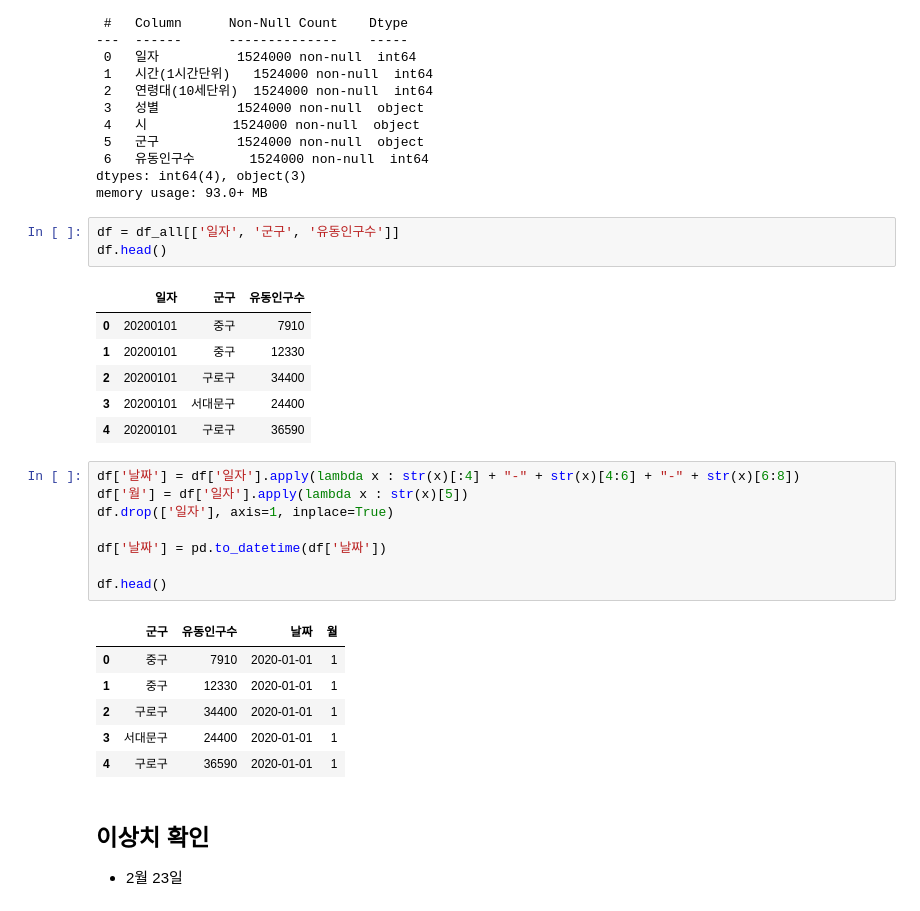
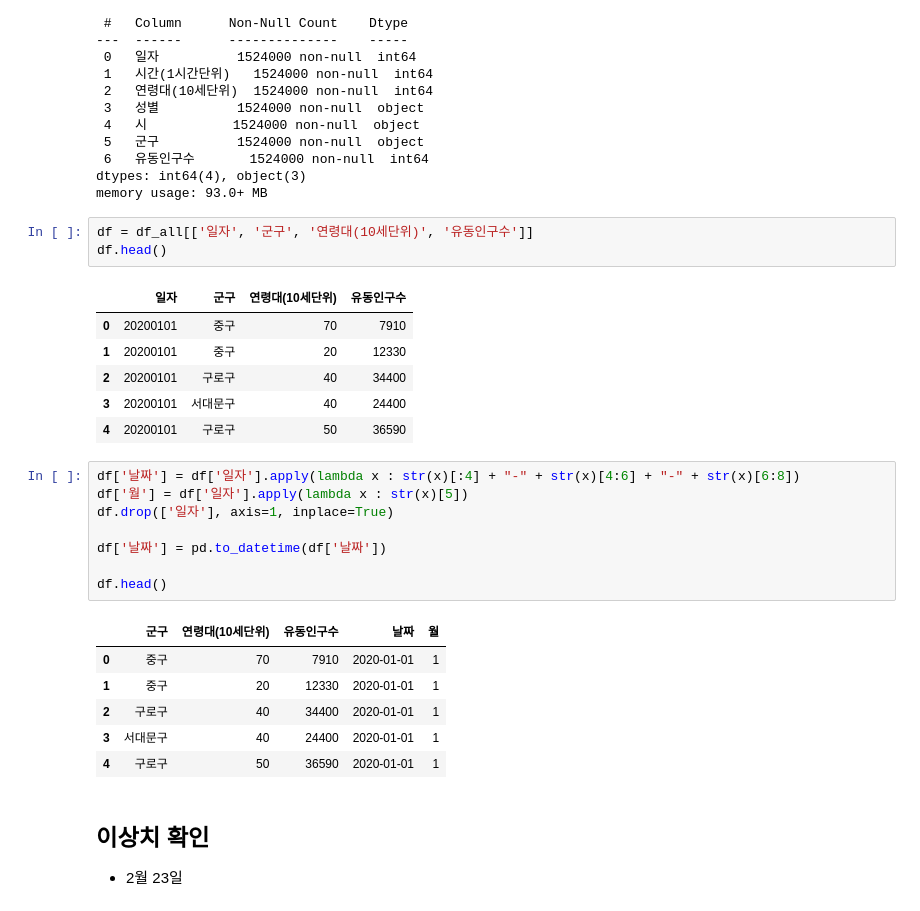
Before and after one commit to Lagom92/covid_visualize, a Jupyter notebook: note/floating_intro.ipynb, the cells around one changed output. Cells and saved outputs as stored; diff of their text form.

```diff
--- a/note/floating_intro.ipynb
+++ b/note/floating_intro.ipynb
@@ -61,15 +62,15 @@ Data columns (total 7 columns):
 dtypes: int64(4), object(3)
 memory usage: 93.0+ MB
 # %%
-df = df_all[['일자', '군구', '유동인구수']]
+df = df_all[['일자', '군구', '연령대(10세단위)', '유동인구수']]
 df.head()
 # %% [output]
-|  | 일자 | 군구 | 유동인구수 |
-| 0 | 20200101 | 중구 | 7910 |
-| 1 | 20200101 | 중구 | 12330 |
-| 2 | 20200101 | 구로구 | 34400 |
-| 3 | 20200101 | 서대문구 | 24400 |
-| 4 | 20200101 | 구로구 | 36590 |
+|  | 일자 | 군구 | 연령대(10세단위) | 유동인구수 |
+| 0 | 20200101 | 중구 | 70 | 7910 |
+| 1 | 20200101 | 중구 | 20 | 12330 |
+| 2 | 20200101 | 구로구 | 40 | 34400 |
+| 3 | 20200101 | 서대문구 | 40 | 24400 |
+| 4 | 20200101 | 구로구 | 50 | 36590 |
 # %%
 df['날짜'] = df['일자'].apply(lambda x : str(x)[:4] + "-" + str(x)[4:6] + "-" + str(x)[6:8])
 df['월'] = df['일자'].apply(lambda x : str(x)[5])
@@ -79,12 +80,12 @@ df['날짜'] = pd.to_datetime(df['날짜'])
 
 df.head()
 # %% [output]
-|  | 군구 | 유동인구수 | 날짜 | 월 |
-| 0 | 중구 | 7910 | 2020-01-01 | 1 |
-| 1 | 중구 | 12330 | 2020-01-01 | 1 |
-| 2 | 구로구 | 34400 | 2020-01-01 | 1 |
-| 3 | 서대문구 | 24400 | 2020-01-01 | 1 |
-| 4 | 구로구 | 36590 | 2020-01-01 | 1 |
+|  | 군구 | 연령대(10세단위) | 유동인구수 | 날짜 | 월 |
+| 0 | 중구 | 70 | 7910 | 2020-01-01 | 1 |
+| 1 | 중구 | 20 | 12330 | 2020-01-01 | 1 |
+| 2 | 구로구 | 40 | 34400 | 2020-01-01 | 1 |
+| 3 | 서대문구 | 40 | 24400 | 2020-01-01 | 1 |
+| 4 | 구로구 | 50 | 36590 | 2020-01-01 | 1 |
 # %% [markdown]
 ## 이상치 확인
 
```
Also changed, not shown: parts of 18 cells of this notebook.
